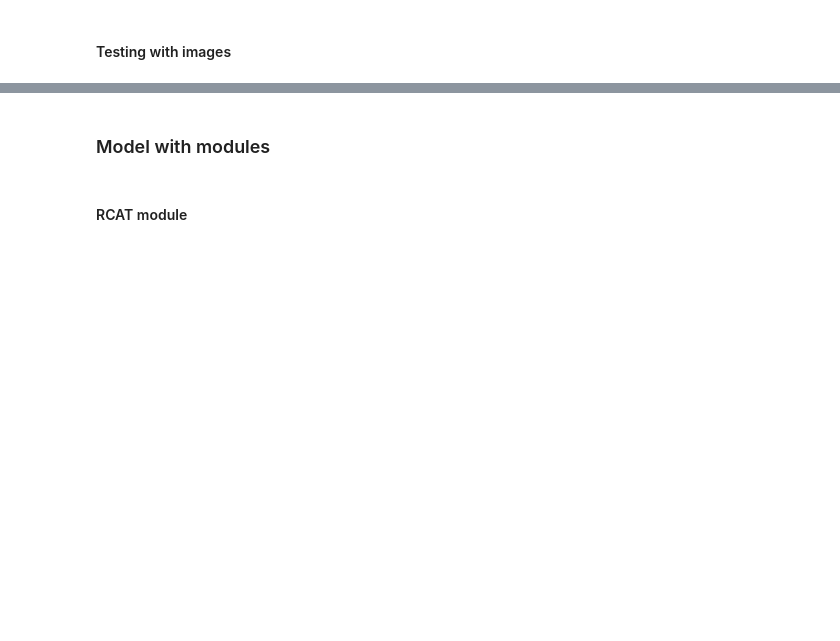
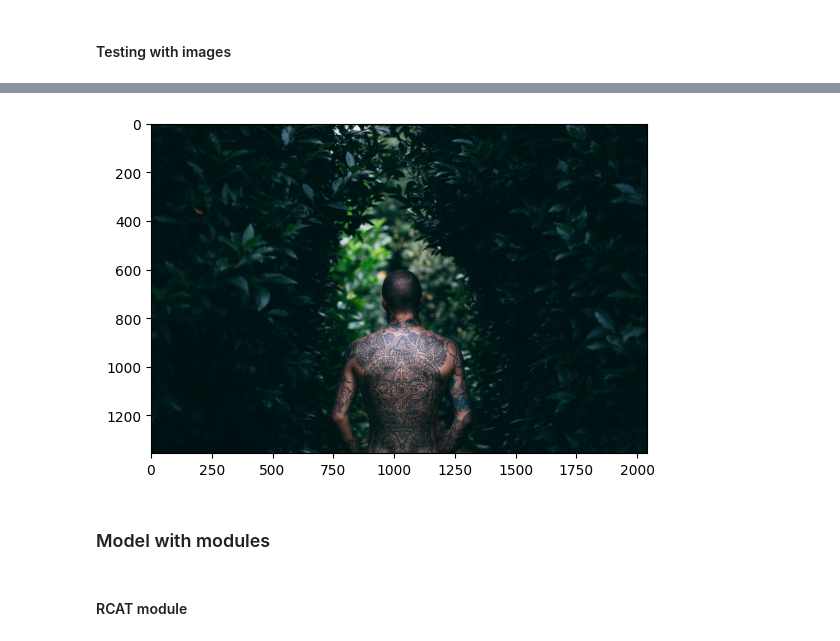
Before and after one commit to khan022/SR, a Jupyter notebook: training.ipynb, the cells around one changed output, grey strips where cells are left out. Cells and saved outputs as stored; diff of their text form; code cells hidden in the pictures; blank space fills up the shorter version.

```diff
--- a/training.ipynb
+++ b/training.ipynb
@@ -121,5 +130,7 @@ show_tensor_as_image(images[i])
 # %%
-show_tensor_as_image(labels[i])
+tensor_to_image(labels[i])
+# %% [output]
+[figure, added]
 # %% [markdown]
 ### Model with modules
 # %% [markdown]
```
Also changed, not shown: parts of 21 cells of this notebook.
